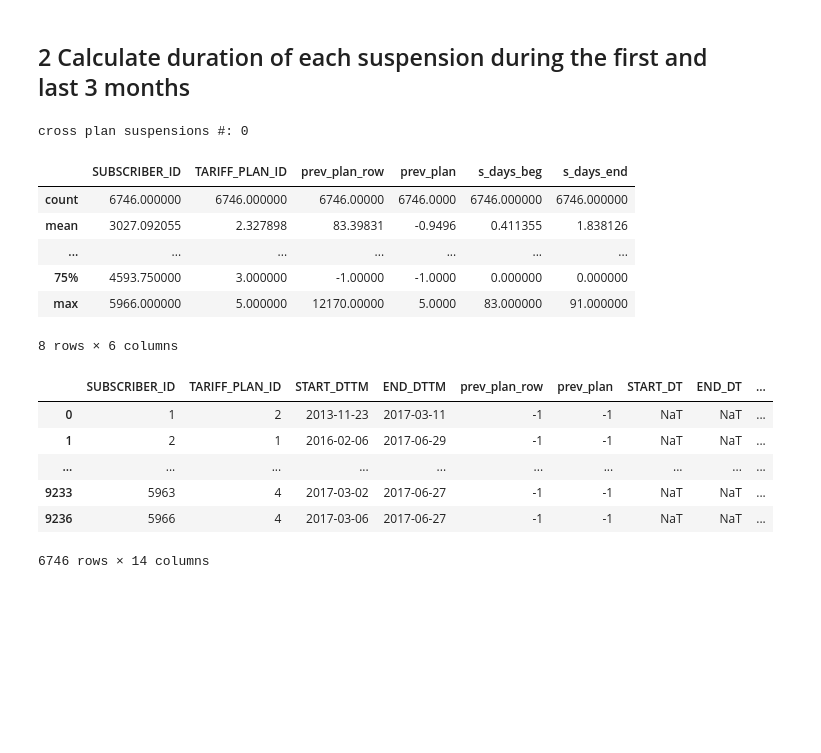
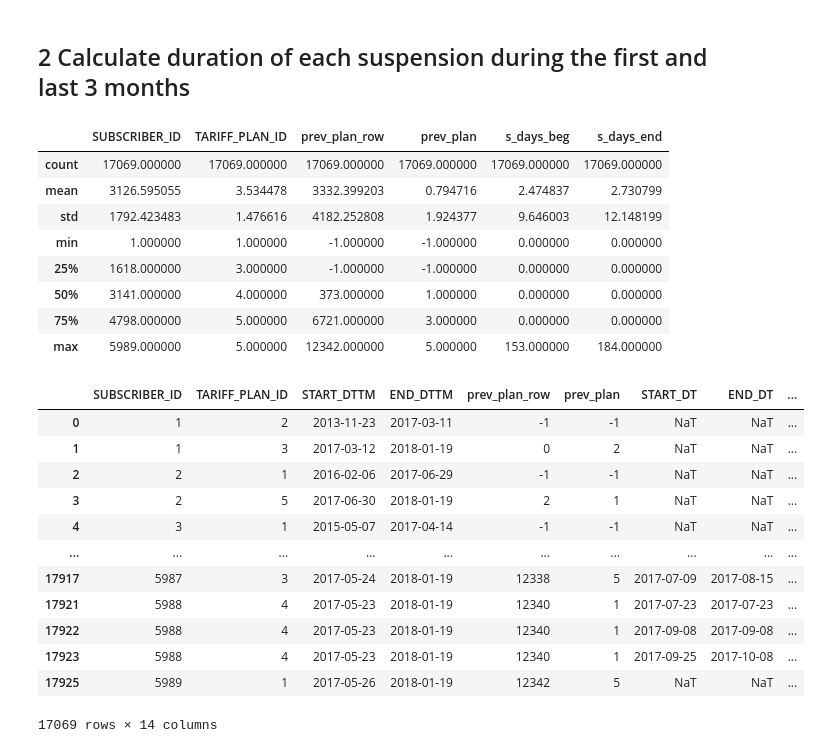
Before and after one commit to anatol-grabowski/test_task_plans_data, a Jupyter notebook: task3.ipynb, the cells around one changed output. Cells and saved outputs as stored; diff of their text form; code cells hidden in the pictures; blank space fills up the shorter version.

```diff
--- a/task3.ipynb
+++ b/task3.ipynb
@@ -528,39 +534,46 @@ with pd.option_context('display.max_rows', 4):
 # %%
 def calc_durs(plans_with_suspensions):
     invalid_plans_with_susps = plans_with_suspensions[(plans_with_suspensions['START_DTTM'] > plans_with_suspensions['END_DT']) | (plans_with_suspensions['END_DTTM'] < plans_with_suspensions['START_DT'])]
-    p = plans_with_suspensions.drop(index=invalid_plans_with_susps.index)
-    period_months = 3
+    p = plans_with_suspensions.copy()
+#     p = p.drop(index=invalid_plans_with_susps.index)
     p = p[(p['START_DTTM'] + pd.DateOffset(months=period_months)) < p['END_DTTM']]
-    cross_plan_suspensions = p[(p['START_DTTM'] > p['START_DT']) | (p['END_DTTM'] < p['END_DT'])]
-    print('cross plan suspensions #:', len(cross_plan_suspensions))
+#     cross_plan_suspensions = p[(p['START_DTTM'] > p['START_DT']) | (p['END_DTTM'] < p['END_DT'])]
+#     print('cross plan suspensions #:', len(cross_plan_suspensions))
     p['beg_end'] = p['START_DTTM'] + pd.DateOffset(months=period_months)
     p['end_start'] = p['END_DTTM'] - pd.DateOffset(months=period_months)
     p['s_days_beg'] = (p[['END_DT', 'beg_end']].min(axis=1) - p['START_DT'] + pd.Timedelta(1, 'D')).dt.days.clip(0, np.inf)
     p['s_days_end'] = (p['END_DT'] - p[['START_DT', 'end_start']].max(axis=1) + pd.Timedelta(1, 'D')).dt.days.clip(0, np.inf)
     p.loc[np.isnan(p['s_days_beg']), 's_days_beg'] = 0
     p.loc[np.isnan(p['s_days_end']), 's_days_end'] = 0
     p['s_num_beg'] = p['s_days_beg'] > 0
     p['s_num_end'] = p['s_days_end'] > 0
     return p
 
 plans_with_susps = calc_durs(plans_with_suspensions)
-with pd.option_context('display.max_rows', 5):
+with pd.option_context('display.max_rows', 10):
     display(plans_with_susps.describe())
     display(plans_with_susps)
 # %% [output]
+|  | SUBSCRIBER_ID | TARIFF_PLAN_ID | prev_plan_row | prev_plan | s_days_beg | s_days_end |
+| count | 17069.000000 | 17069.000000 | 17069.000000 | 17069.000000 | 17069.000000 | 17069.000000 |
+| mean | 3126.595055 | 3.534478 | 3332.399203 | 0.794716 | 2.474837 | 2.730799 |
+| std | 1792.423483 | 1.476616 | 4182.252808 | 1.924377 | 9.646003 | 12.148199 |
+| min | 1.000000 | 1.000000 | -1.000000 | -1.000000 | 0.000000 | 0.000000 |
+| 25% | 1618.000000 | 3.000000 | -1.000000 | -1.000000 | 0.000000 | 0.000000 |
+| 50% | 3141.000000 | 4.000000 | 373.000000 | 1.000000 | 0.000000 | 0.000000 |
+| 75% | 4798.000000 | 5.000000 | 6721.000000 | 3.000000 | 0.000000 | 0.000000 |
+| max | 5989.000000 | 5.000000 | 12342.000000 | 5.000000 | 153.000000 | 184.000000 |
+|  | SUBSCRIBER_ID | TARIFF_PLAN_ID | START_DTTM | END_DTTM | prev_plan_row | prev_plan | START_DT | END_DT | ... |
+| 0 | 1 | 2 | 2013-11-23 | 2017-03-11 | -1 | -1 | NaT | NaT | ... |
+| 1 | 1 | 3 | 2017-03-12 | 2018-01-19 | 0 | 2 | NaT | NaT | ... |
+| 2 | 2 | 1 | 2016-02-06 | 2017-06-29 | -1 | -1 | NaT | NaT | ... |
+| 3 | 2 | 5 | 2017-06-30 | 2018-01-19 | 2 | 1 | NaT | NaT | ... |
+| 4 | 3 | 1 | 2015-05-07 | 2017-04-14 | -1 | -1 | NaT | NaT | ... |
+| ... | ... | ... | ... | ... | ... | ... | ... | ... | ... |
+| 17917 | 5987 | 3 | 2017-05-24 | 2018-01-19 | 12338 | 5 | 2017-07-09 | 2017-08-15 | ... |
+| 17921 | 5988 | 4 | 2017-05-23 | 2018-01-19 | 12340 | 1 | 2017-07-23 | 2017-07-23 | ... |
+| 17922 | 5988 | 4 | 2017-05-23 | 2018-01-19 | 12340 | 1 | 2017-09-08 | 2017-09-08 | ... |
+| 17923 | 5988 | 4 | 2017-05-23 | 2018-01-19 | 12340 | 1 | 2017-09-25 | 2017-10-08 | ... |
+| 17925 | 5989 | 1 | 2017-05-26 | 2018-01-19 | 12342 | 5 | NaT | NaT | ... |
-cross plan suspensions #: 0
+17069 rows × 14 columns
-|  | SUBSCRIBER_ID | TARIFF_PLAN_ID | prev_plan_row | prev_plan | s_days_beg | s_days_end |
-| count | 6746.000000 | 6746.000000 | 6746.00000 | 6746.0000 | 6746.000000 | 6746.000000 |
-| mean | 3027.092055 | 2.327898 | 83.39831 | -0.9496 | 0.411355 | 1.838126 |
-| ... | ... | ... | ... | ... | ... | ... |
-| 75% | 4593.750000 | 3.000000 | -1.00000 | -1.0000 | 0.000000 | 0.000000 |
-| max | 5966.000000 | 5.000000 | 12170.00000 | 5.0000 | 83.000000 | 91.000000 |
-8 rows × 6 columns
-|  | SUBSCRIBER_ID | TARIFF_PLAN_ID | START_DTTM | END_DTTM | prev_plan_row | prev_plan | START_DT | END_DT | ... |
-| 0 | 1 | 2 | 2013-11-23 | 2017-03-11 | -1 | -1 | NaT | NaT | ... |
-| 1 | 2 | 1 | 2016-02-06 | 2017-06-29 | -1 | -1 | NaT | NaT | ... |
-| ... | ... | ... | ... | ... | ... | ... | ... | ... | ... |
-| 9233 | 5963 | 4 | 2017-03-02 | 2017-06-27 | -1 | -1 | NaT | NaT | ... |
-| 9236 | 5966 | 4 | 2017-03-06 | 2017-06-27 | -1 | -1 | NaT | NaT | ... |
-6746 rows × 14 columns
 # %% [markdown]
```
Also changed, not shown: parts of 7 cells of this notebook.
